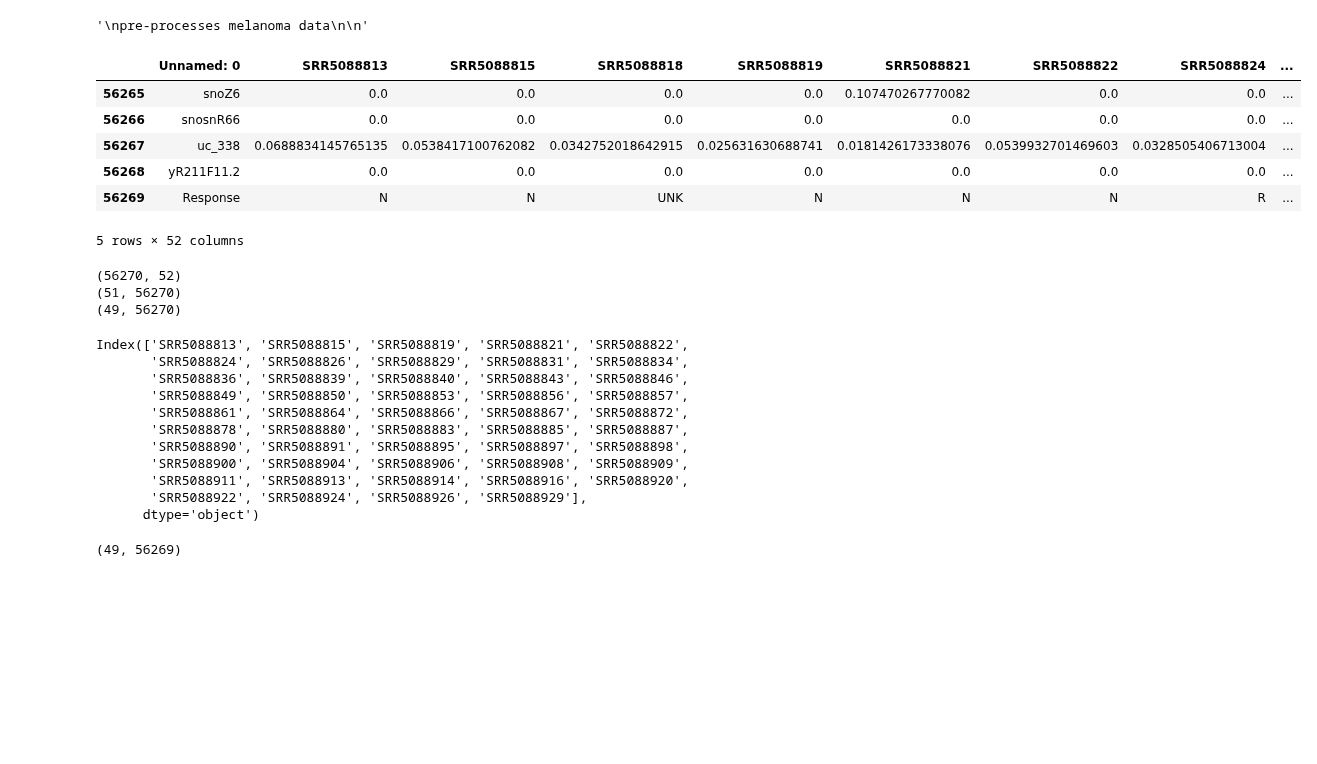
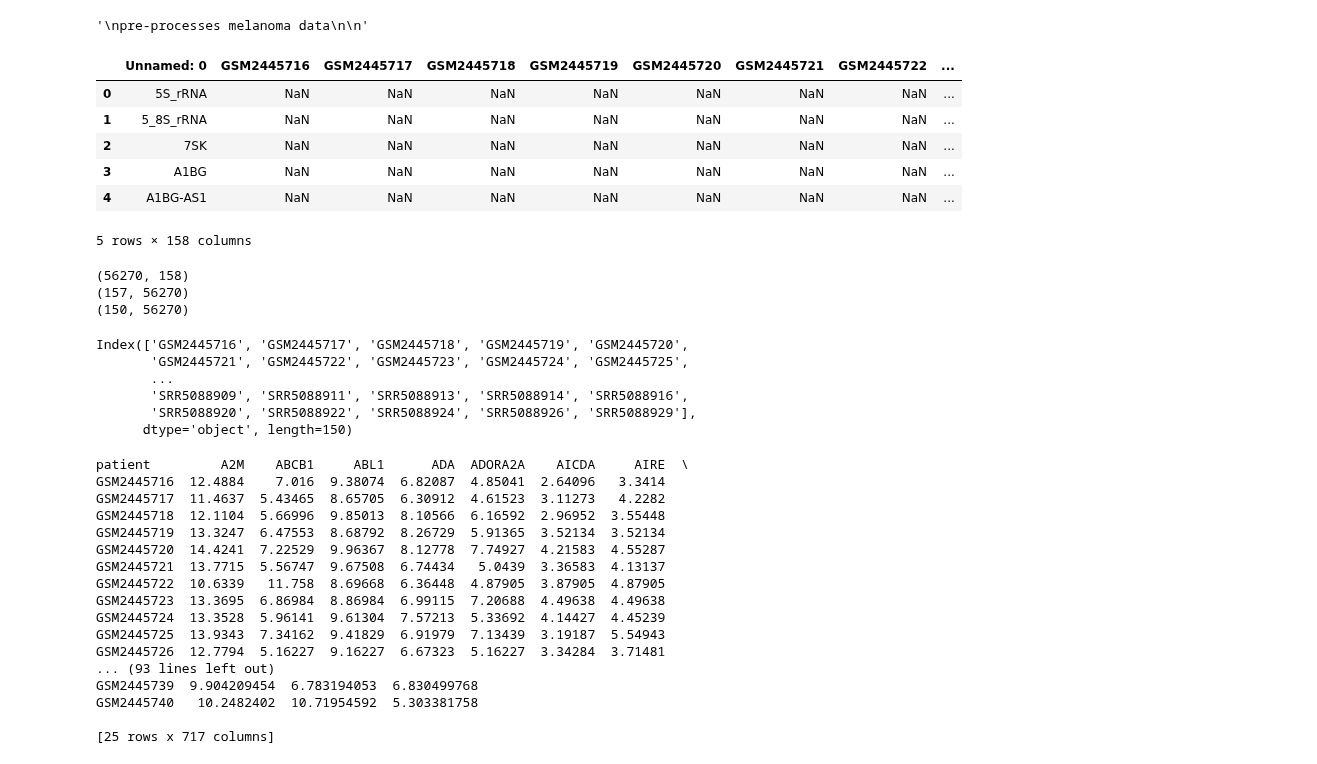
Before and after one commit to evzhng/LMP1210_2024, a Jupyter notebook: scripts/preprocess_GSE910.ipynb, the cells around one changed output. Saved outputs shown, nothing was run; the diff lists cells and outputs as text; code cells hidden in the pictures; blank space fills up the shorter version.

```diff
--- a/scripts/preprocess_GSE910.ipynb
+++ b/scripts/preprocess_GSE910.ipynb
@@ -15,16 +14,16 @@ pre-processes melanoma data
 # %%
 # read in data
 
-raw_data = pd.read_csv('../Melanoma/Melanoma_GSE910.csv_PD_1.csv')
-raw_data.tail()
+raw_data = pd.read_csv('../Melanoma/total_PD_1.csv')
+raw_data.head()
 # %% [output]
-|  | Unnamed: 0 | SRR5088813 | SRR5088815 | SRR5088818 | SRR5088819 | SRR5088821 | SRR5088822 | SRR5088824 | ... |
-| 56265 | snoZ6 | 0.0 | 0.0 | 0.0 | 0.0 | 0.107470267770082 | 0.0 | 0.0 | ... |
-| 56266 | snosnR66 | 0.0 | 0.0 | 0.0 | 0.0 | 0.0 | 0.0 | 0.0 | ... |
-| 56267 | uc_338 | 0.0688834145765135 | 0.0538417100762082 | 0.0342752018642915 | 0.025631630688741 | 0.0181426173338076 | 0.0539932701469603 | 0.0328505406713004 | ... |
-| 56268 | yR211F11.2 | 0.0 | 0.0 | 0.0 | 0.0 | 0.0 | 0.0 | 0.0 | ... |
-| 56269 | Response | N | N | UNK | N | N | N | R | ... |
+|  | Unnamed: 0 | GSM2445716 | GSM2445717 | GSM2445718 | GSM2445719 | GSM2445720 | GSM2445721 | GSM2445722 | ... |
+| 0 | 5S_rRNA | NaN | NaN | NaN | NaN | NaN | NaN | NaN | ... |
+| 1 | 5_8S_rRNA | NaN | NaN | NaN | NaN | NaN | NaN | NaN | ... |
+| 2 | 7SK | NaN | NaN | NaN | NaN | NaN | NaN | NaN | ... |
+| 3 | A1BG | NaN | NaN | NaN | NaN | NaN | NaN | NaN | ... |
+| 4 | A1BG-AS1 | NaN | NaN | NaN | NaN | NaN | NaN | NaN | ... |
-5 rows × 52 columns
+5 rows × 158 columns
 # %%
 # some re-formatting
 
@@ -48,31 +47,48 @@ print(t_data.shape)
 labels = t_data['Response']
 clean_data= t_data.drop(columns = ['Response'])
 # %% [output]
-(56270, 52)
-(51, 56270)
-(49, 56270)
+(56270, 158)
+(157, 56270)
+(150, 56270)
 # %%
 print(clean_data.index)
 # %% [output]
-Index(['SRR5088813', 'SRR5088815', 'SRR5088819', 'SRR5088821', 'SRR5088822',
-       'SRR5088824', 'SRR5088826', 'SRR5088829', 'SRR5088831', 'SRR5088834',
-       'SRR5088836', 'SRR5088839', 'SRR5088840', 'SRR5088843', 'SRR5088846',
-       'SRR5088849', 'SRR5088850', 'SRR5088853', 'SRR5088856', 'SRR5088857',
-       'SRR5088861', 'SRR5088864', 'SRR5088866', 'SRR5088867', 'SRR5088872',
-       'SRR5088878', 'SRR5088880', 'SRR5088883', 'SRR5088885', 'SRR5088887',
-       'SRR5088890', 'SRR5088891', 'SRR5088895', 'SRR5088897', 'SRR5088898',
-       'SRR5088900', 'SRR5088904', 'SRR5088906', 'SRR5088908', 'SRR5088909',
-       'SRR5088911', 'SRR5088913', 'SRR5088914', 'SRR5088916', 'SRR5088920',
-       'SRR5088922', 'SRR5088924', 'SRR5088926', 'SRR5088929'],
-      dtype='object')
+Index(['GSM2445716', 'GSM2445717', 'GSM2445718', 'GSM2445719', 'GSM2445720',
+       'GSM2445721', 'GSM2445722', 'GSM2445723', 'GSM2445724', 'GSM2445725',
+       ...
+       'SRR5088909', 'SRR5088911', 'SRR5088913', 'SRR5088914', 'SRR5088916',
+       'SRR5088920', 'SRR5088922', 'SRR5088924', 'SRR5088926', 'SRR5088929'],
+      dtype='object', length=150)
 # %%
+# filtering
+
+# select GSM24457 samples
+
+clean_data.index = clean_data.index.astype(str)
+clean_data = clean_data[clean_data.index.str.contains('GSM24457')]
+
 # drop any genes with > 90% missing data
 
-
-clean_data= clean_data.dropna(thresh = clean_data.shape[0]*0.9, axis=1)
-print(clean_data.shape)
+clean_data = clean_data.dropna(thresh = clean_data.shape[0]*0.9, how='all', axis=1)
+print(clean_data)
 # %% [output]
-(49, 56269)
+patient         A2M    ABCB1     ABL1      ADA  ADORA2A    AICDA     AIRE  \
+GSM2445716  12.4884    7.016  9.38074  6.82087  4.85041  2.64096   3.3414
+GSM2445717  11.4637  5.43465  8.65705  6.30912  4.61523  3.11273   4.2282
+GSM2445718  12.1104  5.66996  9.85013  8.10566  6.16592  2.96952  3.55448
+GSM2445719  13.3247  6.47553  8.68792  8.26729  5.91365  3.52134  3.52134
+GSM2445720  14.4241  7.22529  9.96367  8.12778  7.74927  4.21583  4.55287
+GSM2445721  13.7715  5.56747  9.67508  6.74434   5.0439  3.36583  4.13137
+GSM2445722  10.6339   11.758  8.69668  6.36448  4.87905  3.87905  4.87905
+GSM2445723  13.3695  6.86984  8.86984  6.99115  7.20688  4.49638  4.49638
+GSM2445724  13.3528  5.96141  9.61304  7.57213  5.33692  4.14427  4.45239
+GSM2445725  13.9343  7.34162  9.41829  6.91979  7.13439  3.19187  5.54943
+GSM2445726  12.7794  5.16227  9.16227  6.67323  5.16227  3.34284  3.71481
+... (93 lines left out)
+GSM2445739  9.904209454  6.783194053  6.830499768
+GSM2445740   10.2482402  10.71954592  5.303381758
+
+[25 rows x 717 columns]
 # %%
 # drop genes with >80% 0 input
 zero_percent = (clean_data == 0). mean(axis = 0)
```
Also changed, not shown: parts of 11 cells of this notebook, 7 other files.
